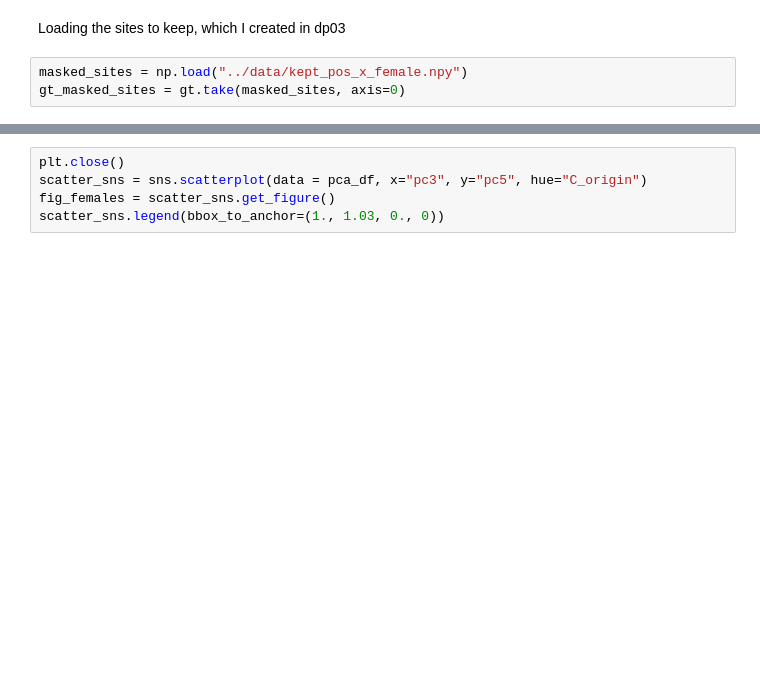
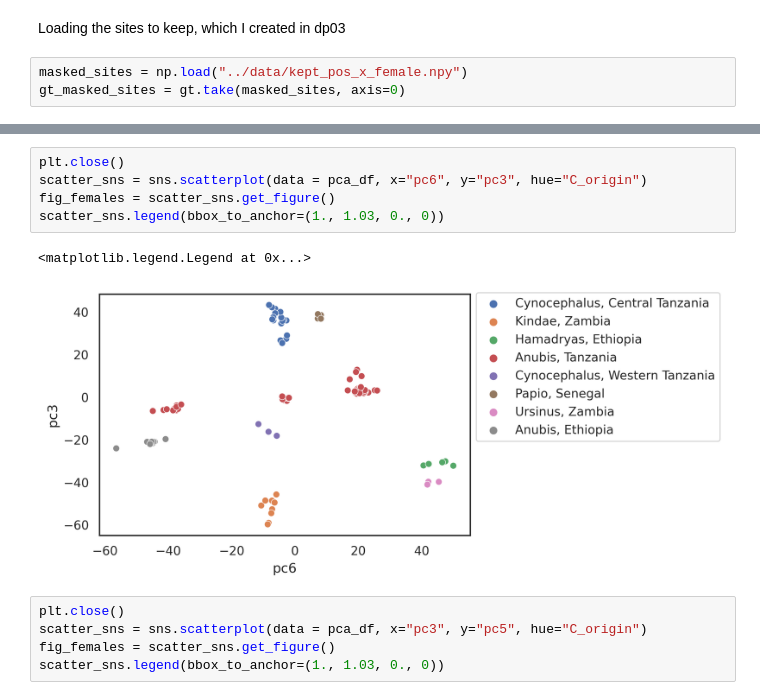
Before and after one commit to erikfogh/baboon_analysis, a Jupyter notebook: notebooks/pca01_x_chromosomes.ipynb, the cells around one changed output, grey strips where cells are left out. Drawn from its saved outputs; the diff is of its cells as text; blank space fills up the shorter version.

```diff
--- a/notebooks/pca01_x_chromosomes.ipynb
+++ b/notebooks/pca01_x_chromosomes.ipynb
@@ -155,3 +154,11 @@ fig_females
+# %%
+plt.close()
+scatter_sns = sns.scatterplot(data = pca_df, x="pc6", y="pc3", hue="C_origin")
+fig_females = scatter_sns.get_figure()
+scatter_sns.legend(bbox_to_anchor=(1., 1.03, 0., 0))
+# %% [output]
+<matplotlib.legend.Legend at 0x...>
+[figure, added]
 # %%
 plt.close()
 scatter_sns = sns.scatterplot(data = pca_df, x="pc3", y="pc5", hue="C_origin")
```
Also changed, not shown: parts of 2 cells of this notebook, 12 other files.
